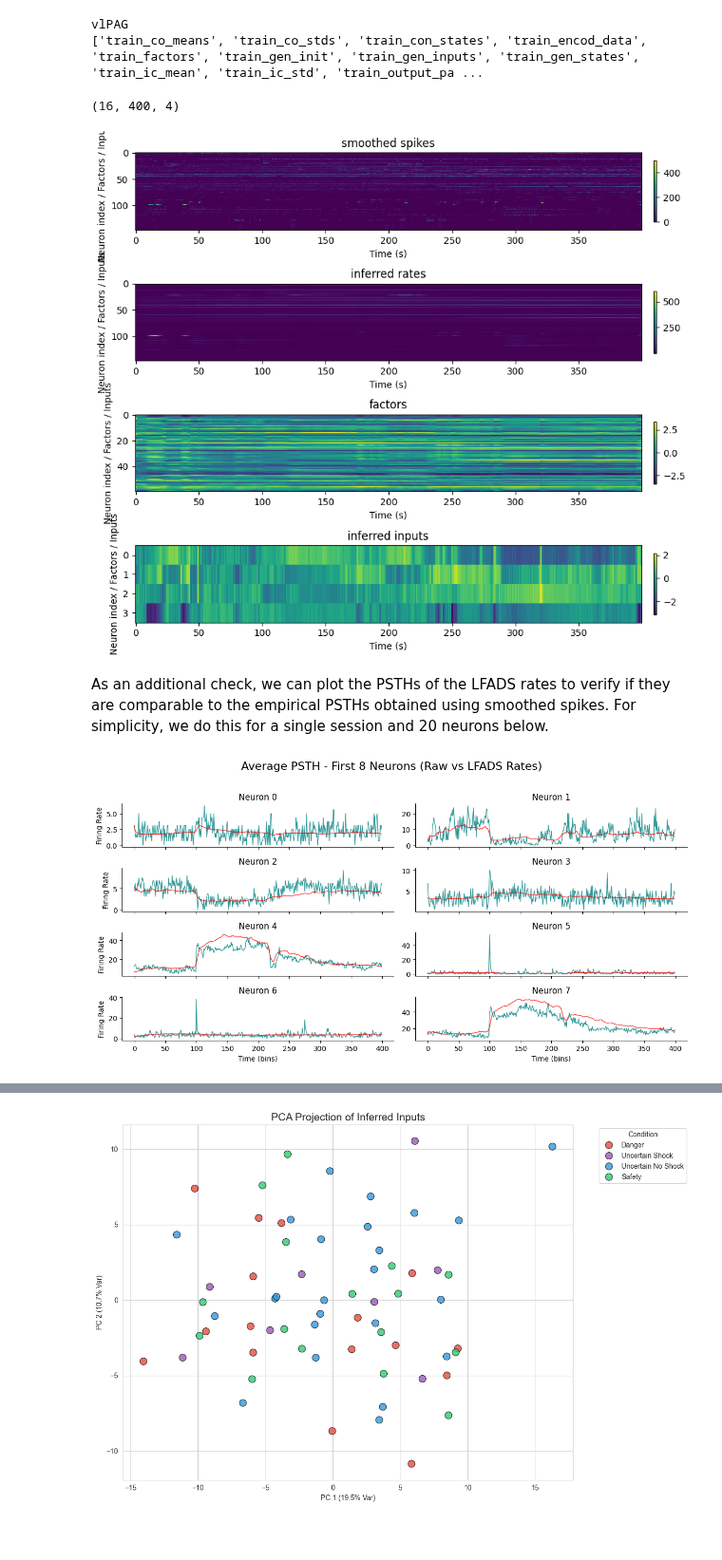
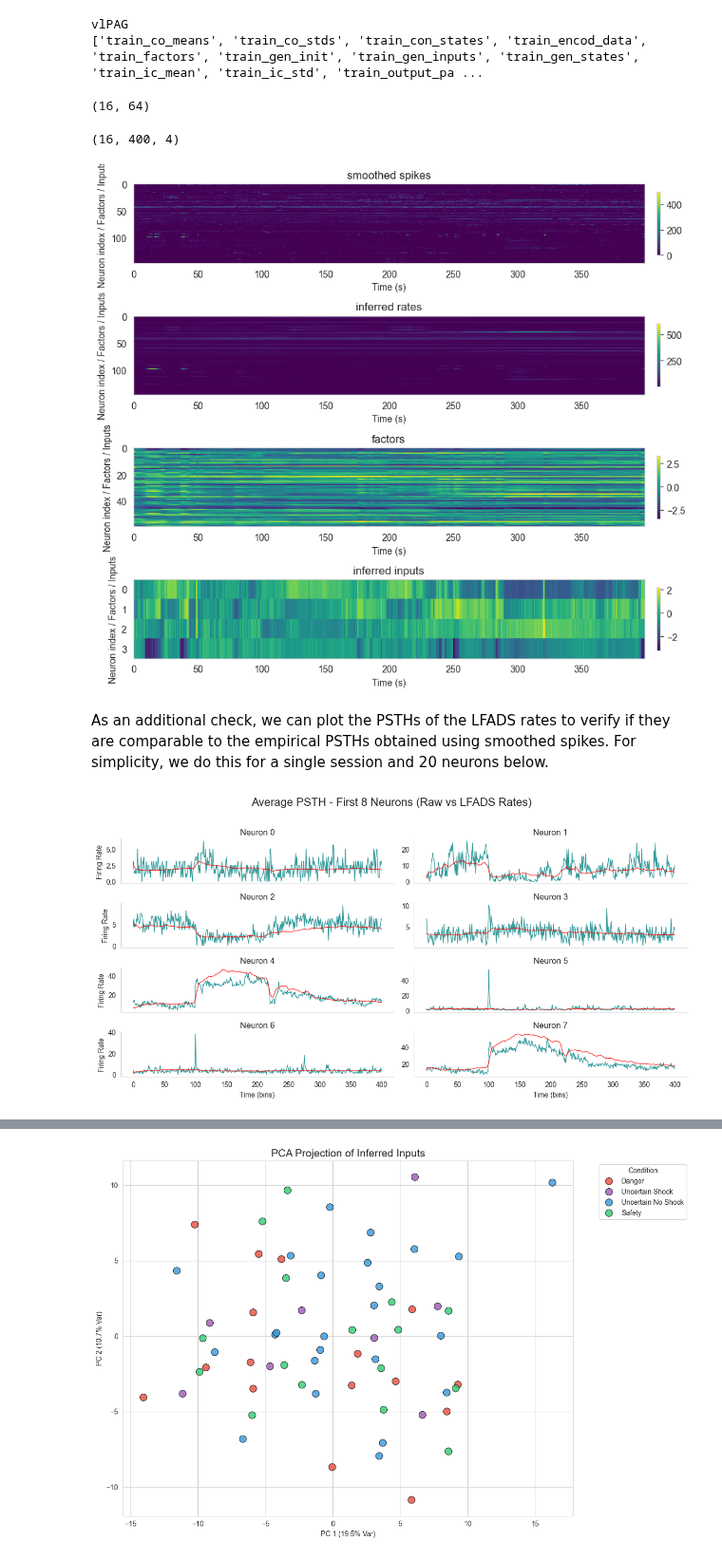
Before and after one commit to wkemilylau/iib_project_lfads, a Jupyter notebook: tutorials/multisession/bst-vlpag-eval.ipynb, the cells around one changed output, grey strips where cells are left out. Shown at 95% size. Saved outputs shown, nothing was run; the diff lists cells and outputs as text; code cells hidden in the pictures; blank space fills up the shorter version.

Commit message:
initial conditions analysis

```diff
--- a/tutorials/multisession/bst-vlpag-eval.ipynb
+++ b/tutorials/multisession/bst-vlpag-eval.ipynb
@@ -55,6 +55,7 @@ rates = {}
 factors = {}
 spikes = {}
 inferred_inputs = {}
+initial_conditions = {}
 bin_width_sec = 0.1
 
 for data_path in LFADS_OUTPUT_PATHS:
@@ -71,14 +72,21 @@ for data_path in LFADS_OUTPUT_PATHS:
         valid_rates = f["valid_output_params"][:]
         train_inferred_inputs = f['train_co_means'][:]
         valid_inferred_inputs = f['valid_co_means'][:]
+        train_initial_conditions = f['train_ic_mean'][:]
+        valid_initial_conditions = f['valid_ic_mean'][:]
 
         spikes[session_id] = merge_data(train_encod_data, valid_encod_data, train_inds, valid_inds)
         factors[session_id] = merge_data(train_factors, valid_factors, train_inds, valid_inds)
         rates[session_id] = merge_data(train_rates, valid_rates, train_inds, valid_inds)
         inferred_inputs[session_id] = merge_data(train_inferred_inputs, valid_inferred_inputs, train_inds, valid_inds)
+        initial_conditions[session_id] = np.concatenate((train_initial_conditions, valid_initial_conditions), axis=0)
 # %% [output]
 vlPAG
 ['train_co_means', 'train_co_stds', 'train_con_states', 'train_encod_data', 'train_factors', 'train_gen_init', 'train_gen_inputs', 'train_gen_states', 'train_ic_mean', 'train_ic_std', 'train_output_pa ...
+# %%
+initial_conditions['vlPAG'].shape
+# %% [output]
+(16, 64)
 # %%
 inferred_inputs['vlPAG'].shape
 # %% [output]
@@ -102,10 +110,11 @@ for ax, (name, data_val) in zip(axes, data.items()):
     ax.set_xlabel('Time (s)')
     ax.set_ylabel('Neuron index / Factors / Inputs')
     ax.set_title(name)
+    ax.grid(False)
     fig.colorbar(im, ax=ax, shrink=0.8, pad=0.02)
 plt.tight_layout()
 # %% [output]
-[figure, old version]
+[figure, new version]
 # %% [markdown]
 As an additional check, we can plot the PSTHs of the LFADS rates to verify if they are comparable to the empirical PSTHs obtained using smoothed spikes.
 For simplicity, we do this for a single session and 20 neurons below.
@@ -119,34 +128,35 @@ def plot_overlay_psths_first_8(spikes_data, rates_data, title):
 
     for i in range(8):
         ax = axes_flat[i]
 
         # Calculate the mean across all trials for the i-th neuron
         spikes_mean_activity = np.mean(spikes_data[:, :, i], axis=0)
         rates_mean_activity = np.mean(rates_data[:, :, i], axis=0)
 
         ax.plot(spikes_mean_activity, color='teal', linewidth=1, alpha=0.8)
         ax.plot(rates_mean_activity, color='red', linewidth=1, alpha=0.8)
+        ax.grid(False)
         ax.set_title(f"Neuron {i}", fontsize=12)
 
         # Clean up visual clutter
         ax.spines['top'].set_visible(False)
         ax.spines['right'].set_visible(False)
 
         # Add labels only to the bottom-most plots for a cleaner look
         if i >= 6:
             ax.set_xlabel("Time (bins)")
         if i % 2 == 0:
             ax.set_ylabel("Firing Rate")
 
     plt.suptitle(title, fontsize=16, y=1.02)
     plt.tight_layout()
     plt.show()
 
 sess = 'vlPAG'
 # Run the updated plotting function
 plot_overlay_psths_first_8(spikes[sess], rates[sess], "Average PSTH - First 8 Neurons (Raw vs LFADS Rates)")
 # %% [output]
-[figure, old version]
+[figure, new version]
 # %%
 # Overlay firing rates for all neurons grouped by condition
 
```
Also changed, not shown: parts of 6 cells of this notebook, 1 other file.
